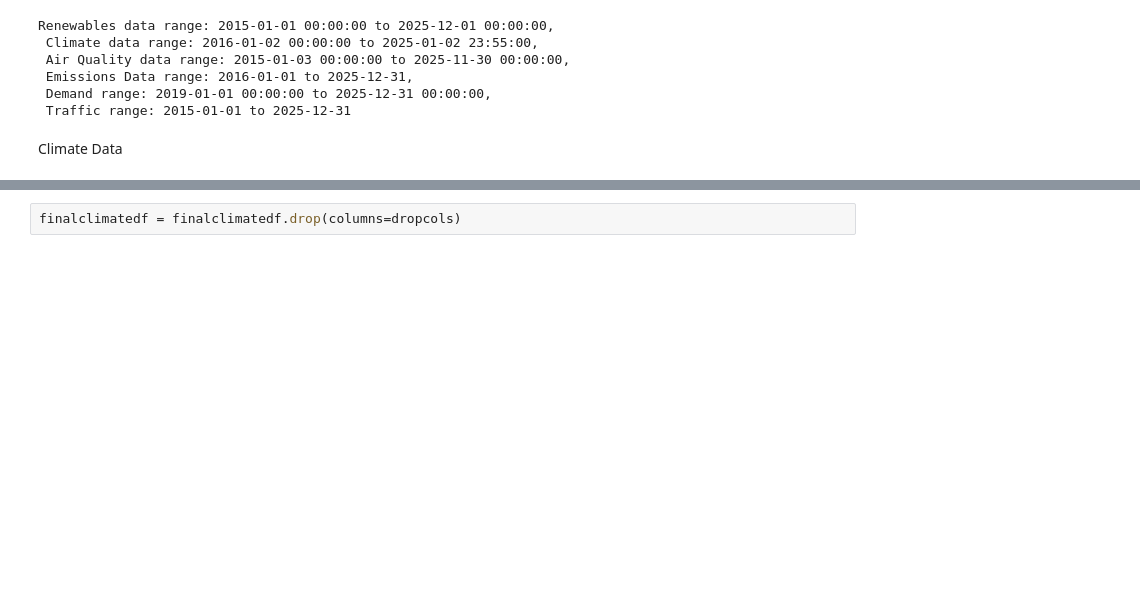
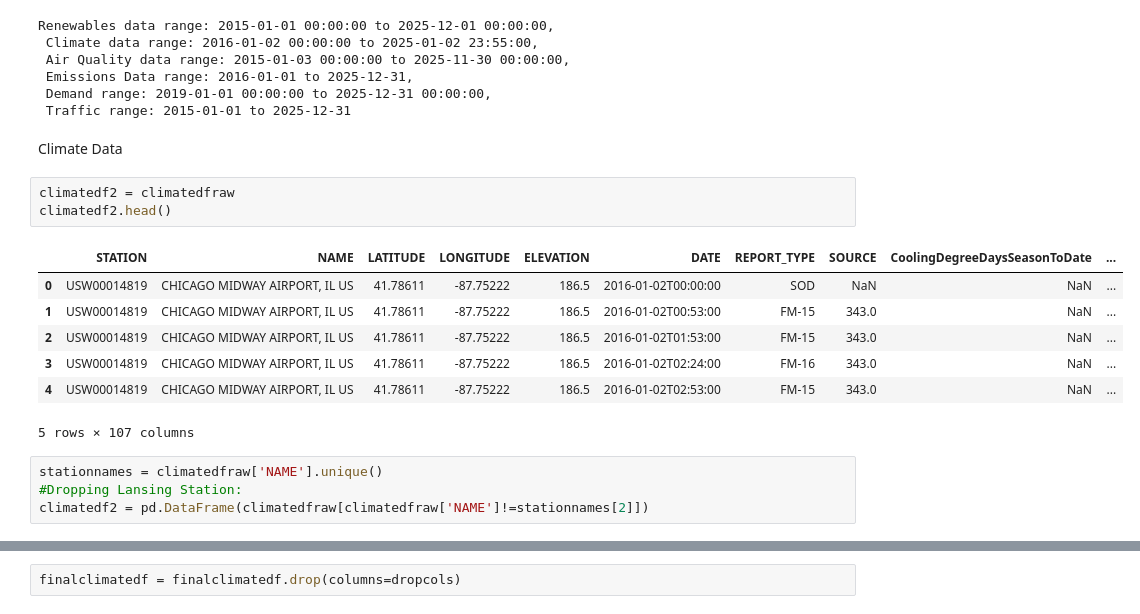
Before and after one commit to griffinberonio/AAE-724-Repo, a Jupyter notebook: airdatanotebook.ipynb, the cells around one changed output, grey strips where cells are left out. Drawn from its saved outputs; the diff is of its cells as text; blank space fills up the shorter version.

```diff
--- a/airdatanotebook.ipynb
+++ b/airdatanotebook.ipynb
@@ -974,3 +972,18 @@ Renewables data range: 2015-01-01 00:00:00 to 2025-12-01 00:00:00,
  Traffic range: 2015-01-01 to 2025-12-31
 # %% [markdown]
 Climate Data
+# %%
+climatedf2 = climatedfraw
+climatedf2.head()
+# %% [output]
+|  | STATION | NAME | LATITUDE | LONGITUDE | ELEVATION | DATE | REPORT_TYPE | SOURCE | CoolingDegreeDaysSeasonToDate | ... |
+| 0 | USW00014819 | CHICAGO MIDWAY AIRPORT, IL US | 41.78611 | -87.75222 | 186.5 | 2016-01-02T00:00:00 | SOD | NaN | NaN | ... |
+| 1 | USW00014819 | CHICAGO MIDWAY AIRPORT, IL US | 41.78611 | -87.75222 | 186.5 | 2016-01-02T00:53:00 | FM-15 | 343.0 | NaN | ... |
+| 2 | USW00014819 | CHICAGO MIDWAY AIRPORT, IL US | 41.78611 | -87.75222 | 186.5 | 2016-01-02T01:53:00 | FM-15 | 343.0 | NaN | ... |
+| 3 | USW00014819 | CHICAGO MIDWAY AIRPORT, IL US | 41.78611 | -87.75222 | 186.5 | 2016-01-02T02:24:00 | FM-16 | 343.0 | NaN | ... |
+| 4 | USW00014819 | CHICAGO MIDWAY AIRPORT, IL US | 41.78611 | -87.75222 | 186.5 | 2016-01-02T02:53:00 | FM-15 | 343.0 | NaN | ... |
+5 rows × 107 columns
+# %%
+stationnames = climatedfraw['NAME'].unique()
+#Dropping Lansing Station:
+climatedf2 = pd.DataFrame(climatedfraw[climatedfraw['NAME']!=stationnames[2]])
```
Also changed, not shown: parts of 16 cells of this notebook, 1 other file.
